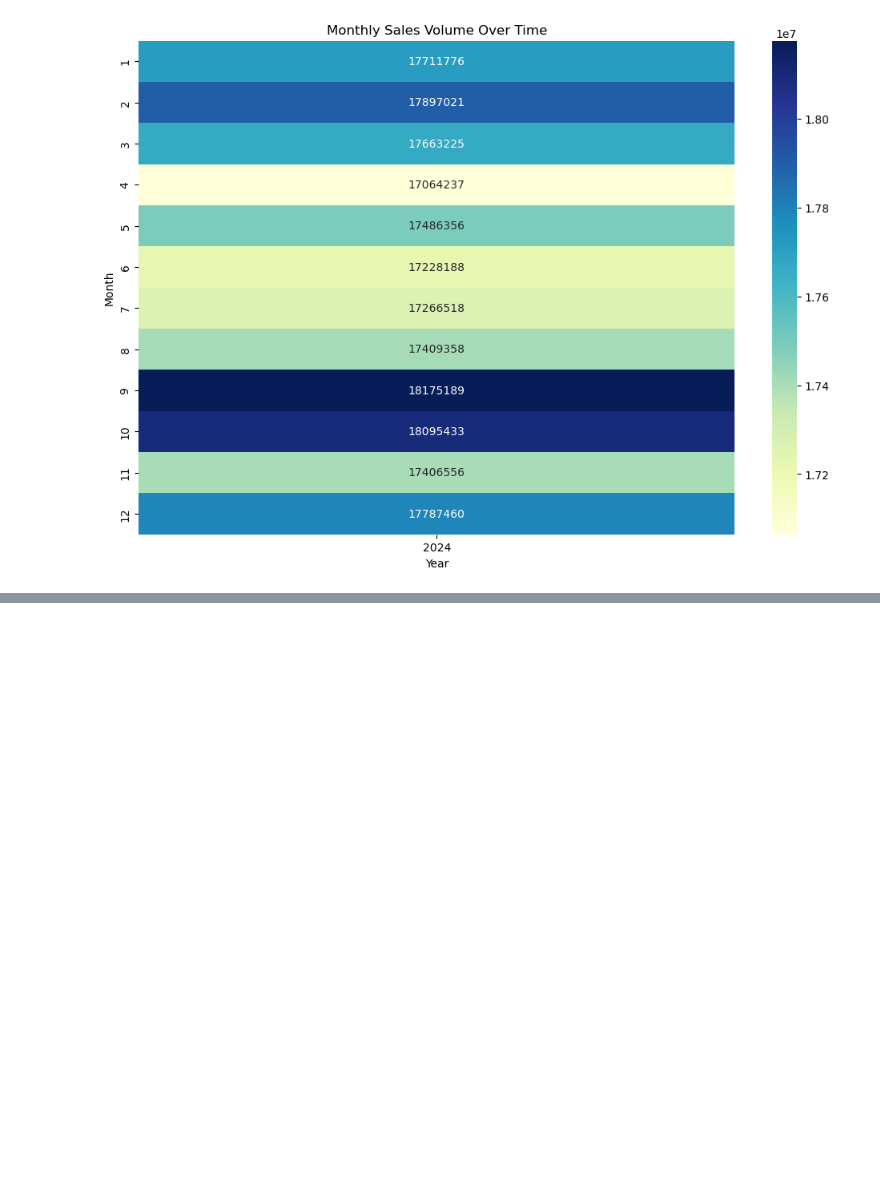
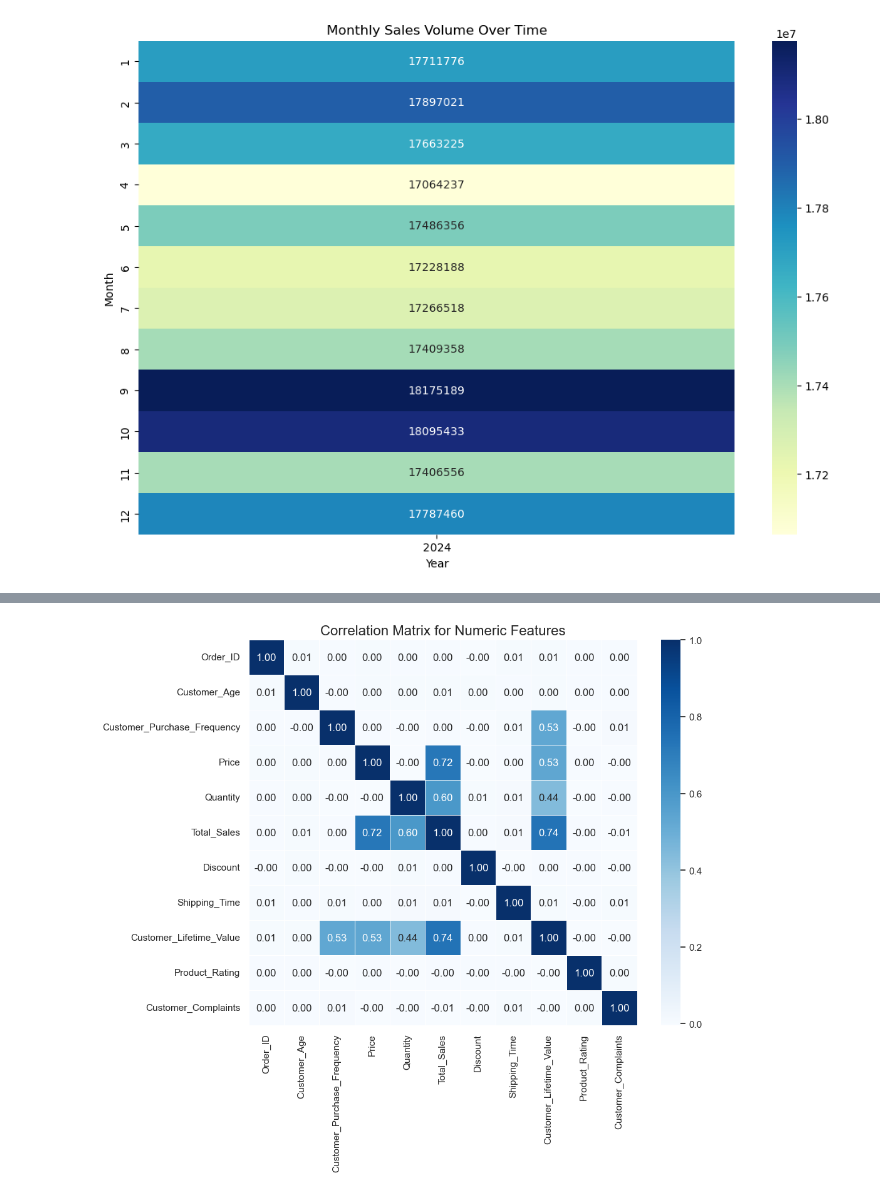
Before and after one commit to Mohamed25092003/Sales-Forecasting-and-Demand-Prediction, a Jupyter notebook: amazon_sales.ipynb, the cells around one changed output, grey strips where cells are left out. Drawn from its saved outputs; the diff is of its cells as text; code cells hidden in the pictures; blank space fills up the shorter version.

```diff
--- a/amazon_sales.ipynb
+++ b/amazon_sales.ipynb
@@ -251,0 +295,17 @@ plt.show()
+# %%
+numeric_df = df.select_dtypes(include=['float64', 'int64'])
+
+# Compute the correlation matrix
+corr_matrix = numeric_df.corr()
+
+# Set up the matplotlib figure
+plt.figure(figsize=(10, 8))
+
+# Draw the heatmap
+sns.heatmap(corr_matrix, annot=True, cmap='Blues', fmt='.2f', linewidths=0.5)
+
+# Set title and labels
+plt.title('Correlation Matrix for Numeric Features', size=16)
+plt.show()
+# %% [output]
+[figure, added]
```
Also changed, not shown: parts of 7 cells of this notebook.
